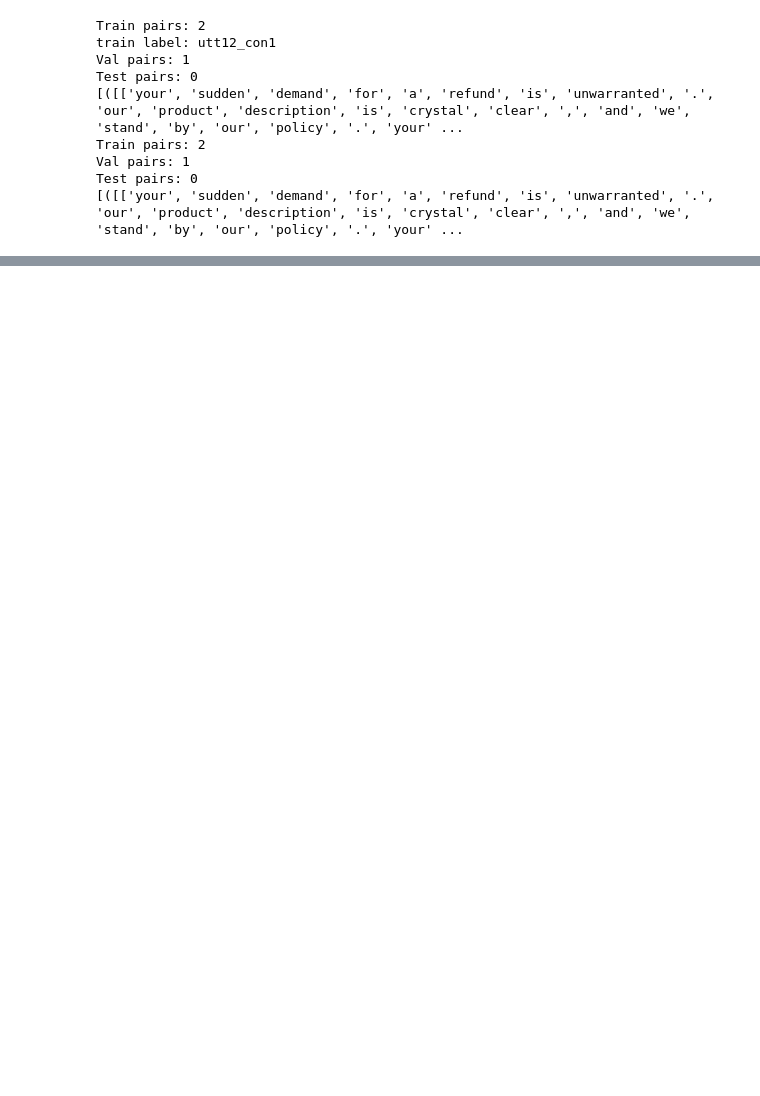
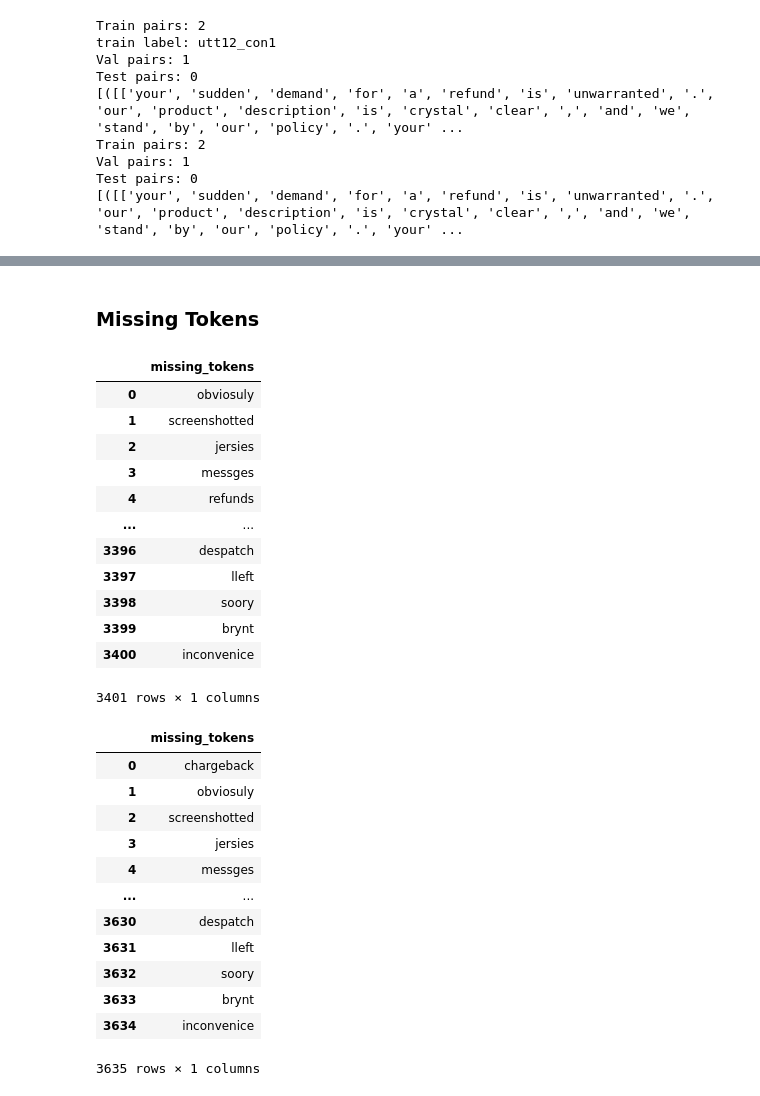
Before and after one commit to mishkin101/CRAFT_Disputes, a Jupyter notebook: src/notebooks/fine-tuning_testing.ipynb, the cells around one changed output, grey strips where cells are left out. Saved outputs shown, nothing was run; the diff lists cells and outputs as text; code cells hidden in the pictures; blank space fills up the shorter version.

```diff
--- a/src/notebooks/fine-tuning_testing.ipynb
+++ b/src/notebooks/fine-tuning_testing.ipynb
@@ -258,0 +429,47 @@ Test pairs: 0
+# %% [markdown]
+### Missing Tokens
+# %%
+unknown_tokens = []
+for utterance in corpus_kodis_no_AI.iter_utterances():
+    tokens= tokenize(utterance.text)
+    for i in range(len(tokens)):
+        if tokens[i] not in voc_wiki.word2index:
+            unknown_tokens.append(tokens[i])
+unknown_tokens= pd.DataFrame(unknown_tokens, columns={'missing_tokens': 0})
+display(unknown_tokens)
+
+unknown_tokens_AI = []
+for utterance in corpus_kodis_AI.iter_utterances():
+    tokens= tokenize(utterance.text)
+    for i in range(len(tokens)):
+        if tokens[i] not in voc_wiki.word2index:
+            unknown_tokens_AI.append(tokens[i])
+unknown_tokens_AI= pd.DataFrame(unknown_tokens_AI, columns={'missing_tokens': 0})
+display(unknown_tokens_AI)
+# %% [output]
+|  | missing_tokens |
+| 0 | obviosuly |
+| 1 | screenshotted |
+| 2 | jersies |
+| 3 | messges |
+| 4 | refunds |
+| ... | ... |
+| 3396 | despatch |
+| 3397 | lleft |
+| 3398 | soory |
+| 3399 | brynt |
+| 3400 | inconvenice |
+3401 rows × 1 columns
+|  | missing_tokens |
+| 0 | chargeback |
+| 1 | obviosuly |
+| 2 | screenshotted |
+| 3 | jersies |
+| 4 | messges |
+| ... | ... |
+| 3630 | despatch |
+| 3631 | lleft |
+| 3632 | soory |
+| 3633 | brynt |
+| 3634 | inconvenice |
+3635 rows × 1 columns
```
Also changed, not shown: parts of 8 cells of this notebook, 12 other files.
